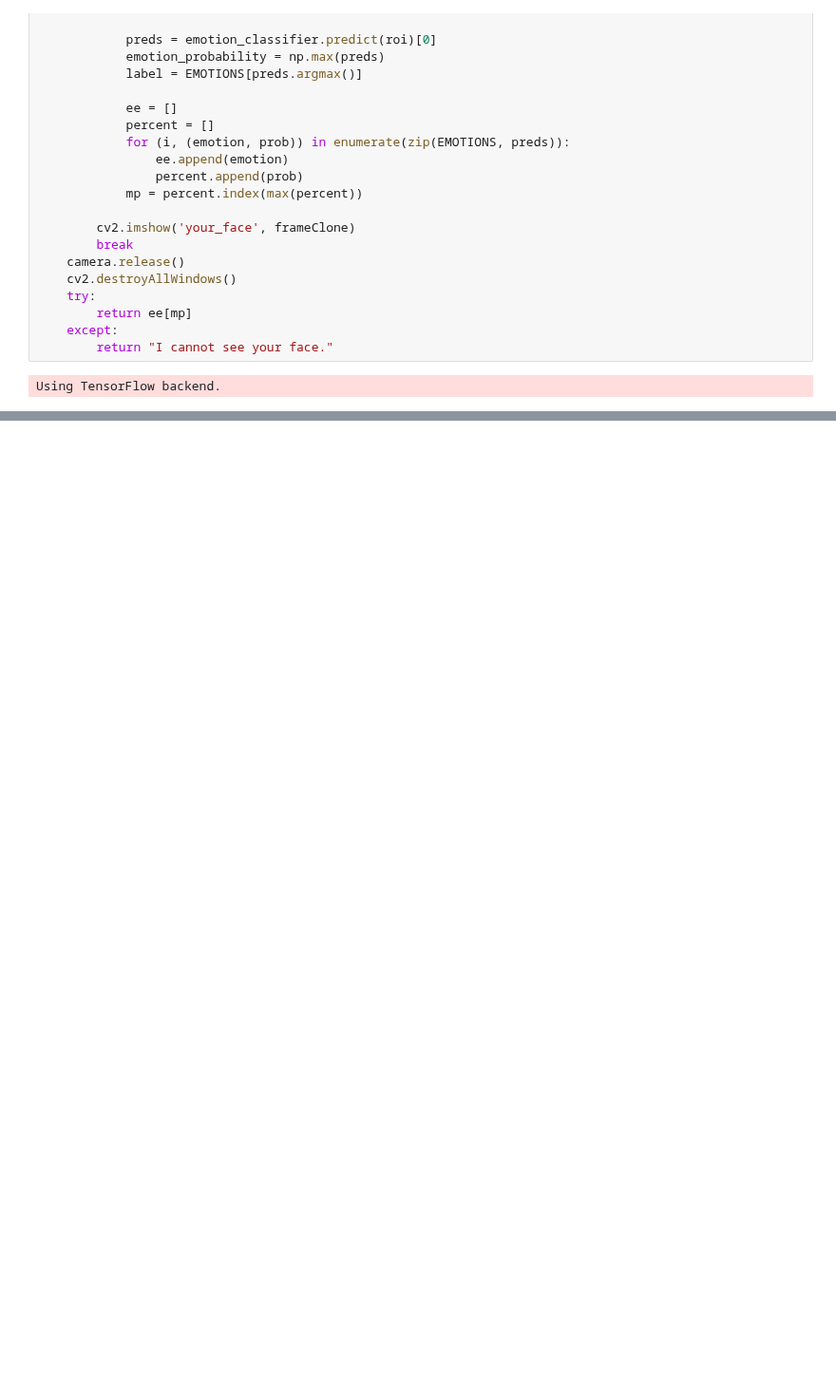
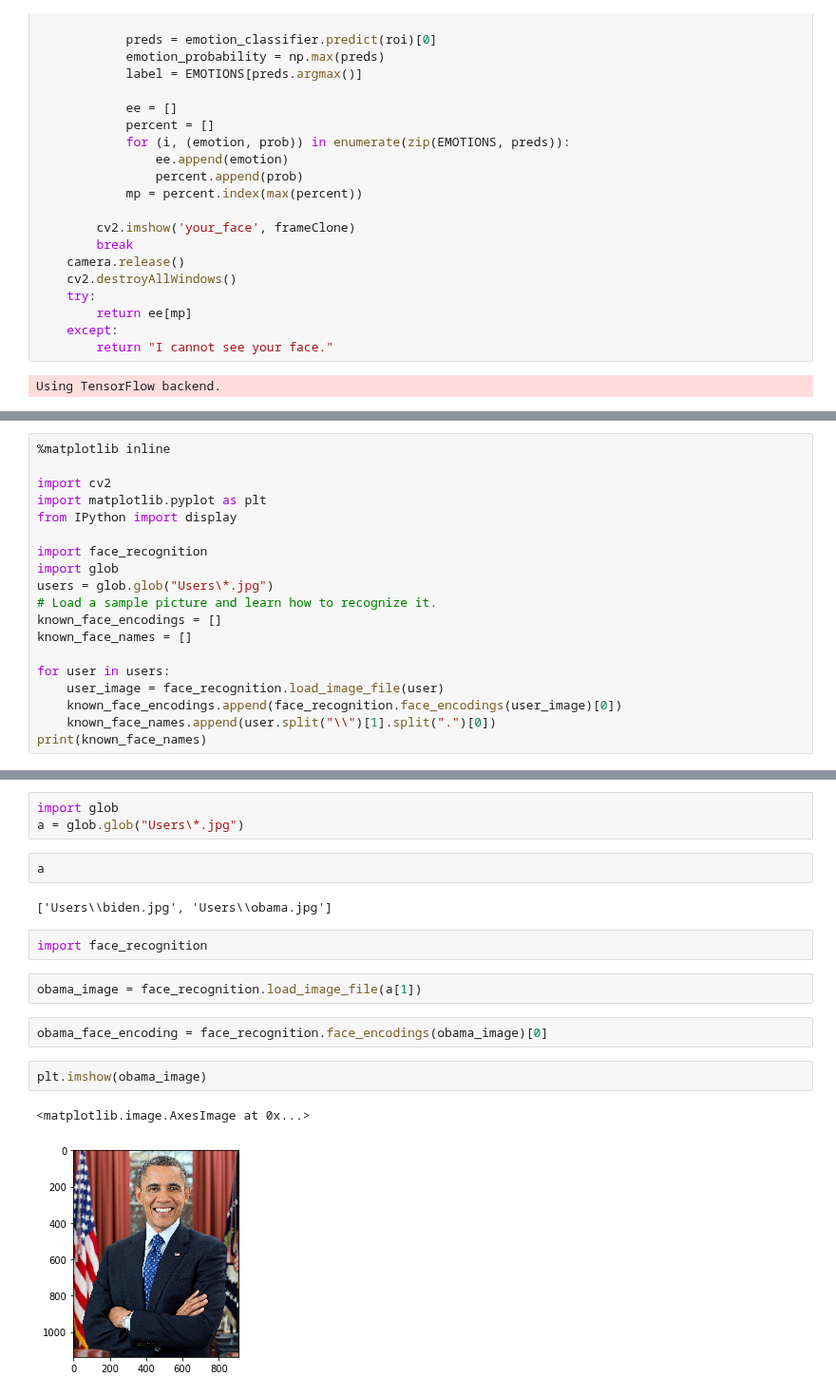
Before and after one commit to PratikSavla/aio-bot, a Jupyter notebook: Bot-with emotion detection.ipynb, the cells around one changed output, grey strips where cells are left out. Shown at 95% size. Cells and saved outputs as stored; diff of their text form; blank space fills up the shorter version.

Commit message:
add face recognition

```diff
--- a/Bot-with emotion detection.ipynb
+++ b/Bot-with emotion detection.ipynb
@@ -74,0 +83,19 @@ Using TensorFlow backend.
+# %%
+%matplotlib inline
+
+import cv2
+import matplotlib.pyplot as plt
+from IPython import display
+
+import face_recognition
+import glob
+users = glob.glob("Users\*.jpg")
+# Load a sample picture and learn how to recognize it.
+known_face_encodings = []
+known_face_names = []
+
+for user in users:
+    user_image = face_recognition.load_image_file(user)
+    known_face_encodings.append(face_recognition.face_encodings(user_image)[0])
+    known_face_names.append(user.split("\\")[1].split(".")[0])
+print(known_face_names)
@@ -108,0 +214,18 @@ Thank you for talking with me.
+# %%
+import glob
+a = glob.glob("Users\*.jpg")
+# %%
+a
+# %% [output]
+['Users\\biden.jpg', 'Users\\obama.jpg']
+# %%
+import face_recognition
+# %%
+obama_image = face_recognition.load_image_file(a[1])
+# %%
+obama_face_encoding = face_recognition.face_encodings(obama_image)[0]
+# %%
+plt.imshow(obama_image)
+# %% [output]
+<matplotlib.image.AxesImage at 0x...>
+[figure, added]
```
Also changed, not shown: parts of 16 cells of this notebook, 6 other files.
